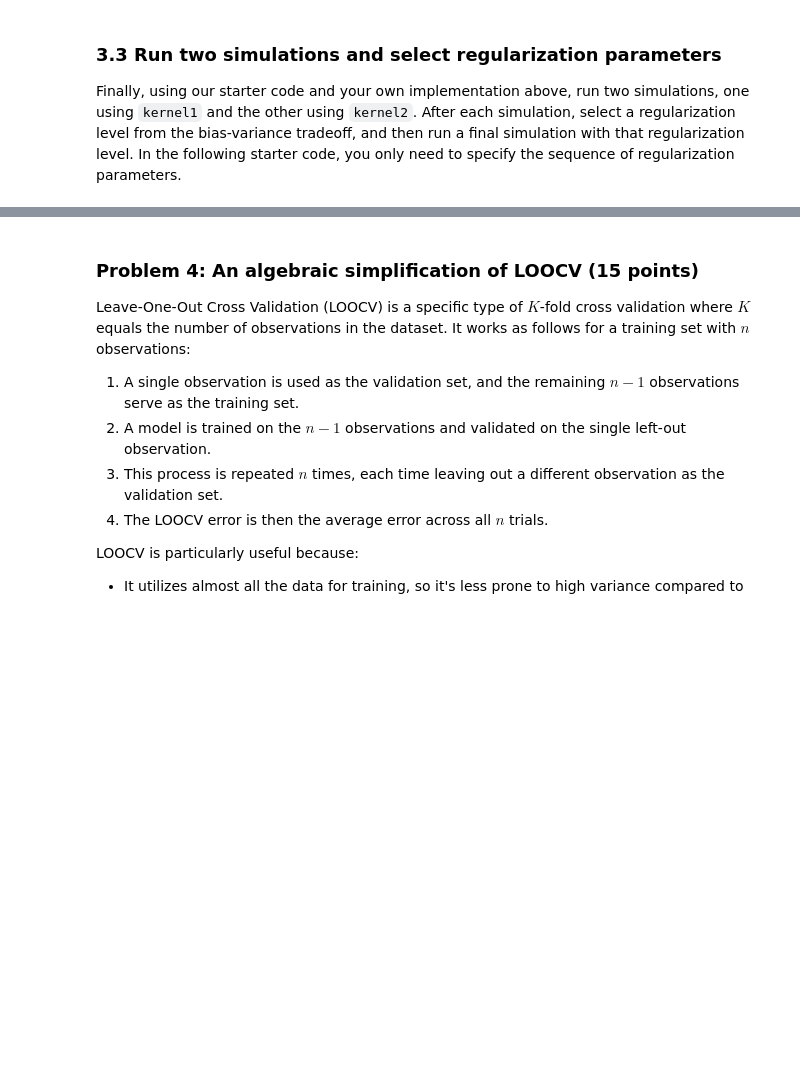
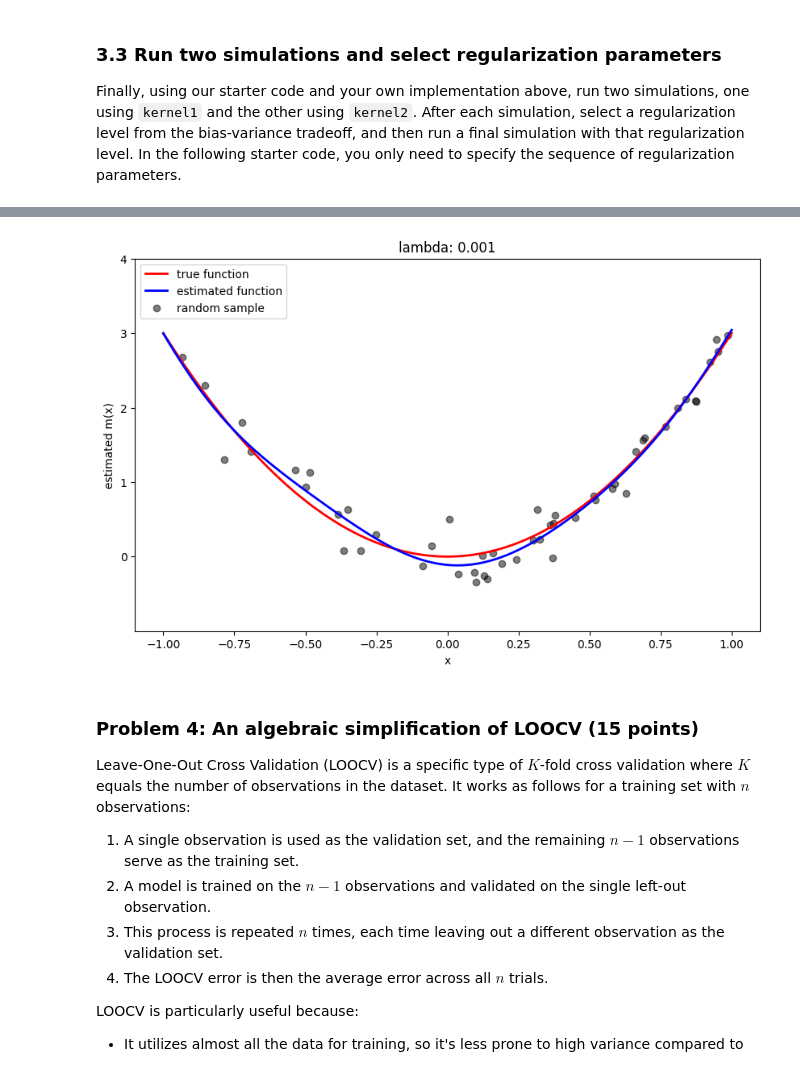
Before and after one commit to hop324/IML, a Jupyter notebook: assignments/assn1/assn1.ipynb, the cells around one changed output, grey strips where cells are left out. Cells and saved outputs as stored; diff of their text form; code cells hidden in the pictures; blank space fills up the shorter version.

```diff
--- a/assignments/assn1/assn1.ipynb
+++ b/assignments/assn1/assn1.ipynb
@@ -417,3 +441,8 @@ run_simulation(kernel2, lmbdas)
+# %%
+lambda_hat = 0.001# set the optimal lambda
+run_simulation(kernel2, [lambda_hat], show_bias_variance=False)
+# %% [output]
+[figure, added]
 # %% [markdown]
 ### Problem 4: An algebraic simplification of LOOCV (15 points)
 
```
Also changed, not shown: parts of 7 cells of this notebook.
